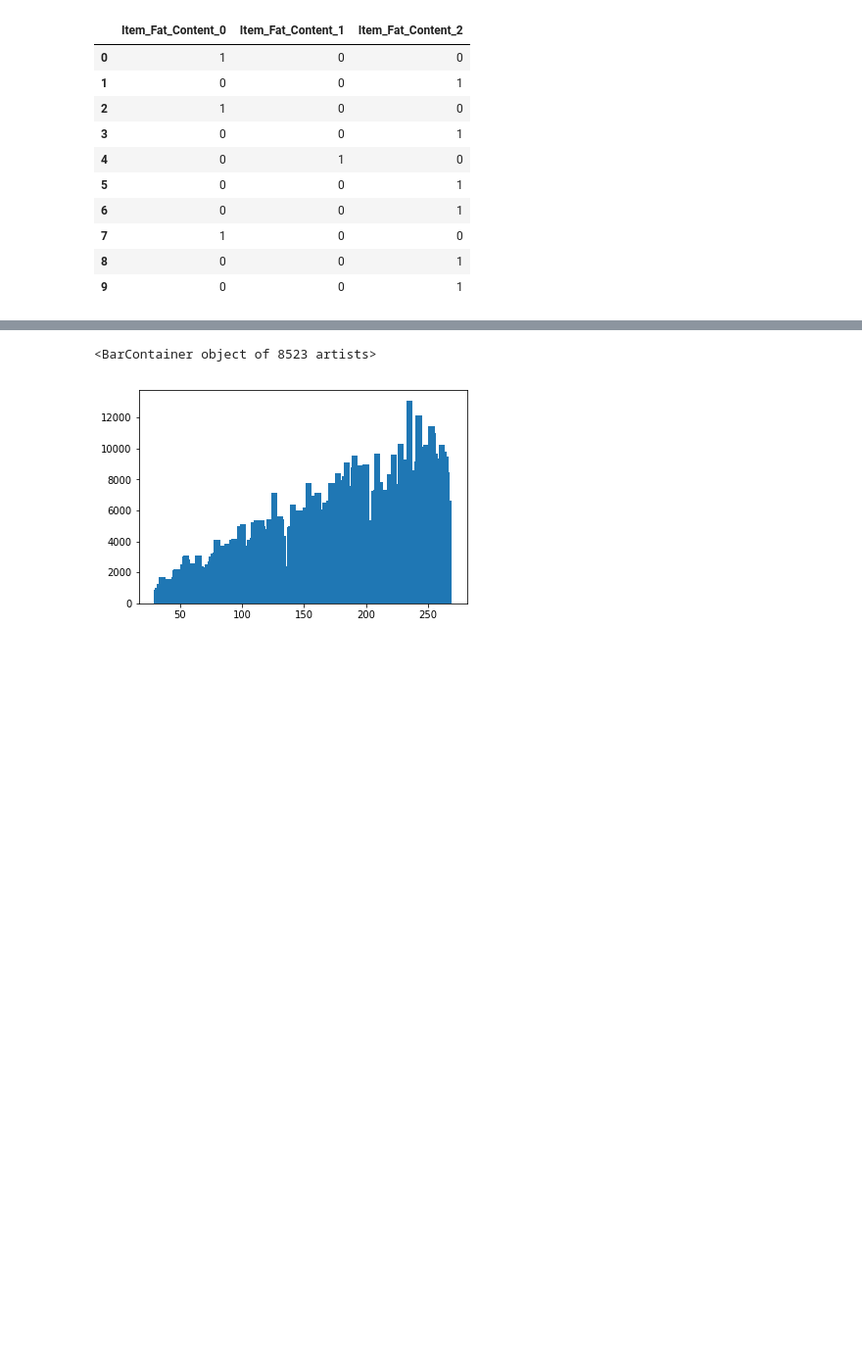
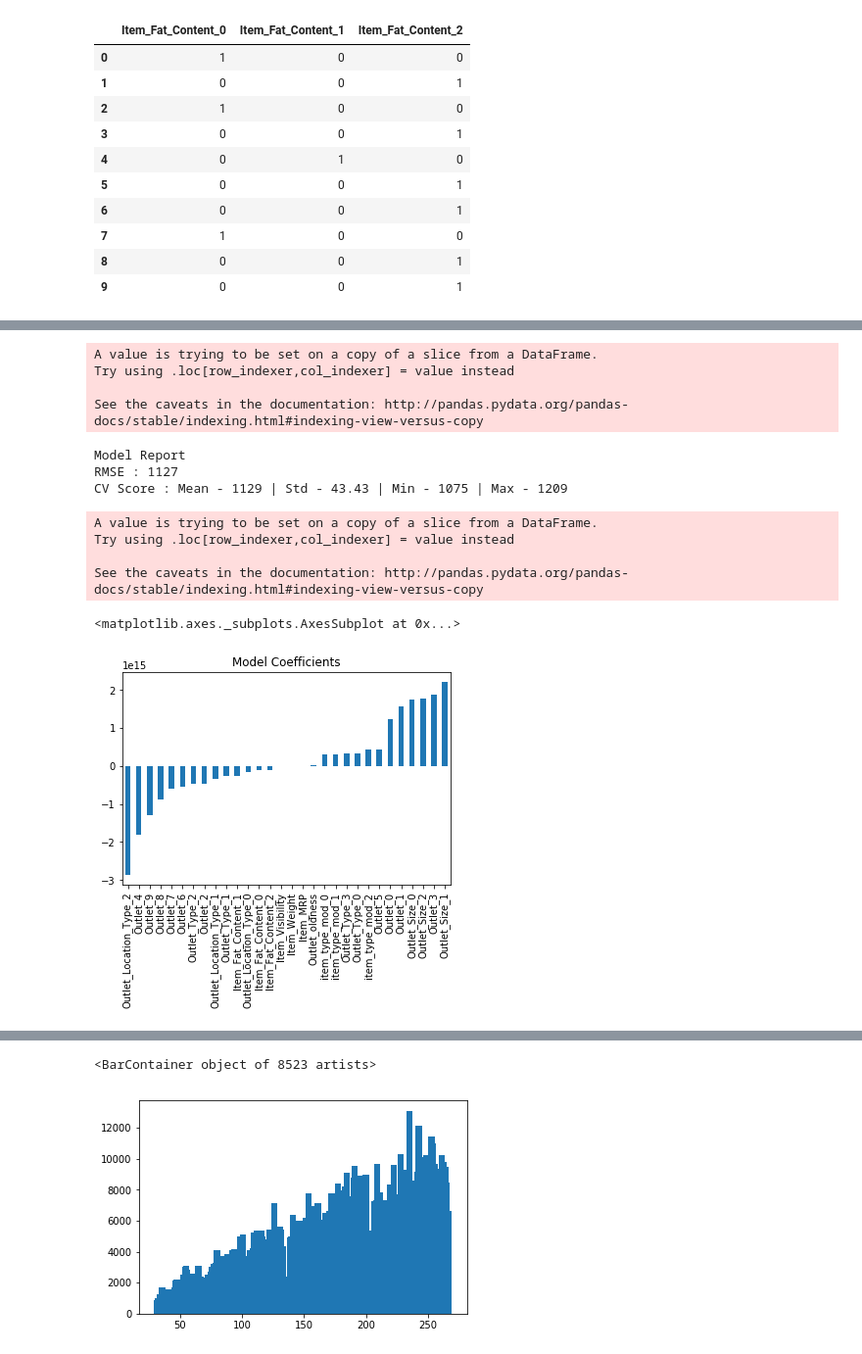
Before and after one commit to IITGuwahati-AI/Learning-Content, a Jupyter notebook: Big_mart_sales_prediction.ipynb, the cells around one changed output, grey strips where cells are left out. Shown: that part at 98% size. Saved outputs shown, nothing was run; the diff lists cells and outputs as text; code cells hidden in the pictures; blank space fills up the shorter version.

```diff
--- a/Big_mart_sales_prediction.ipynb
+++ b/Big_mart_sales_prediction.ipynb
@@ -342,0 +393,65 @@ full_data[['Item_Fat_Content_0','Item_Fat_Content_1','Item_Fat_Content_2']].head
+# %%
+# Most naive implementation which just takes response variable as the average of all item sales
+
+mean_sales = train['Item_Outlet_Sales'].mean()
+
+#Define a dataframe with IDs for submission:
+base1 = test[['Item_Identifier','Outlet_Identifier']]
+base1['Item_Outlet_Sales'] = mean_sales
+
+#Export submission file
+base1.to_csv("alg0.csv",index=False)
+# %% [output]
+A value is trying to be set on a copy of a slice from a DataFrame.
+Try using .loc[row_indexer,col_indexer] = value instead
+
+See the caveats in the documentation: http://pandas.pydata.org/pandas-docs/stable/indexing.html#indexing-view-versus-copy
+# %%
+#Define target and ID columns:
+target = 'Item_Outlet_Sales'
+IDcol = ['Item_Identifier','Outlet_Identifier']
+
+from sklearn.model_selection import cross_val_score
+from sklearn import metrics
+
+def modelfit(alg, dtrain, dtest, predictors, target, IDcol, filename):
+    #Fit the algorithm on the data
+    alg.fit(dtrain[predictors], dtrain[target])
+
+    #Predict training set:
+    dtrain_predictions = alg.predict(dtrain[predictors])
+
+    #Perform cross-validation:
+    cv_score = cross_val_score(alg, dtrain[predictors], dtrain[target], cv=20, scoring='neg_mean_squared_error')
+    cv_score = np.sqrt(np.abs(cv_score))
+
+    #Print model report:
+    print("\nModel Report")
+    print("RMSE : %.4g" % np.sqrt(metrics.mean_squared_error(dtrain[target].values, dtrain_predictions)))
+    print ("CV Score : Mean - %.4g | Std - %.4g | Min - %.4g | Max - %.4g" % (np.mean(cv_score),np.std(cv_score),np.min(cv_score),np.max(cv_score)))
+
+    #Predict on testing data:
+    dtest[target] = alg.predict(dtest[predictors])
+
+    #Export submission file:
+    IDcol.append(target)
+    submission = pd.DataFrame({ x: dtest[x] for x in IDcol})
+    submission.to_csv(filename, index=False)
+# %%
+from sklearn.linear_model import LinearRegression, Ridge, Lasso
+predictors = [x for x in train.columns if x not in [target]+IDcol]
+# print predictors
+alg1 = LinearRegression(normalize=True)
+modelfit(alg1, train, test, predictors, target, IDcol, 'alg1.csv')
+coef1 = pd.Series(alg1.coef_, predictors).sort_values()
+coef1.plot(kind='bar', title='Model Coefficients')
+# %% [output]
+Model Report
+RMSE : 1127
+CV Score : Mean - 1129 | Std - 43.43 | Min - 1075 | Max - 1209
+A value is trying to be set on a copy of a slice from a DataFrame.
+Try using .loc[row_indexer,col_indexer] = value instead
+
+See the caveats in the documentation: http://pandas.pydata.org/pandas-docs/stable/indexing.html#indexing-view-versus-copy
+<matplotlib.axes._subplots.AxesSubplot at 0x...>
+[figure, added]
```
Also changed, not shown: parts of 17 cells of this notebook.
